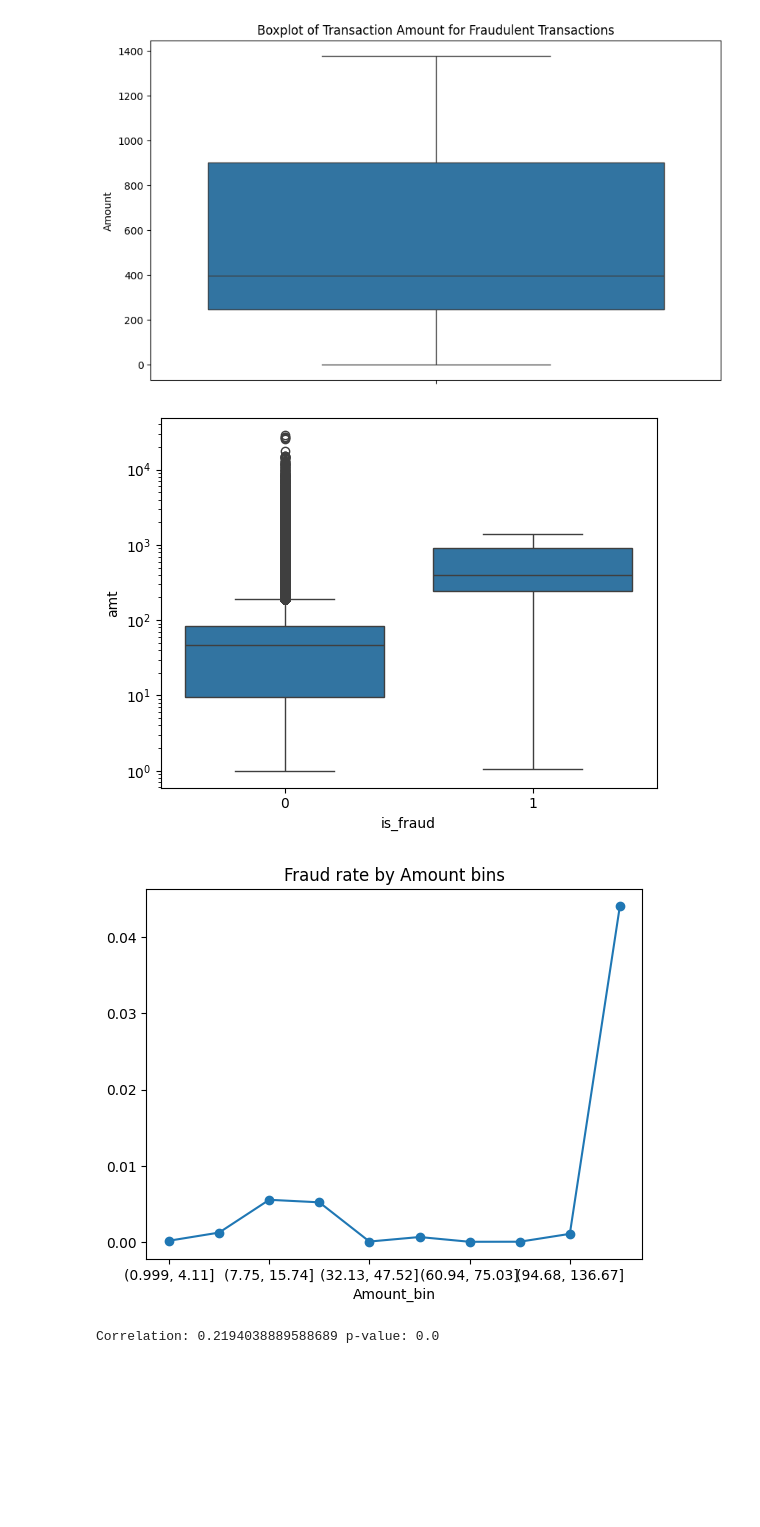
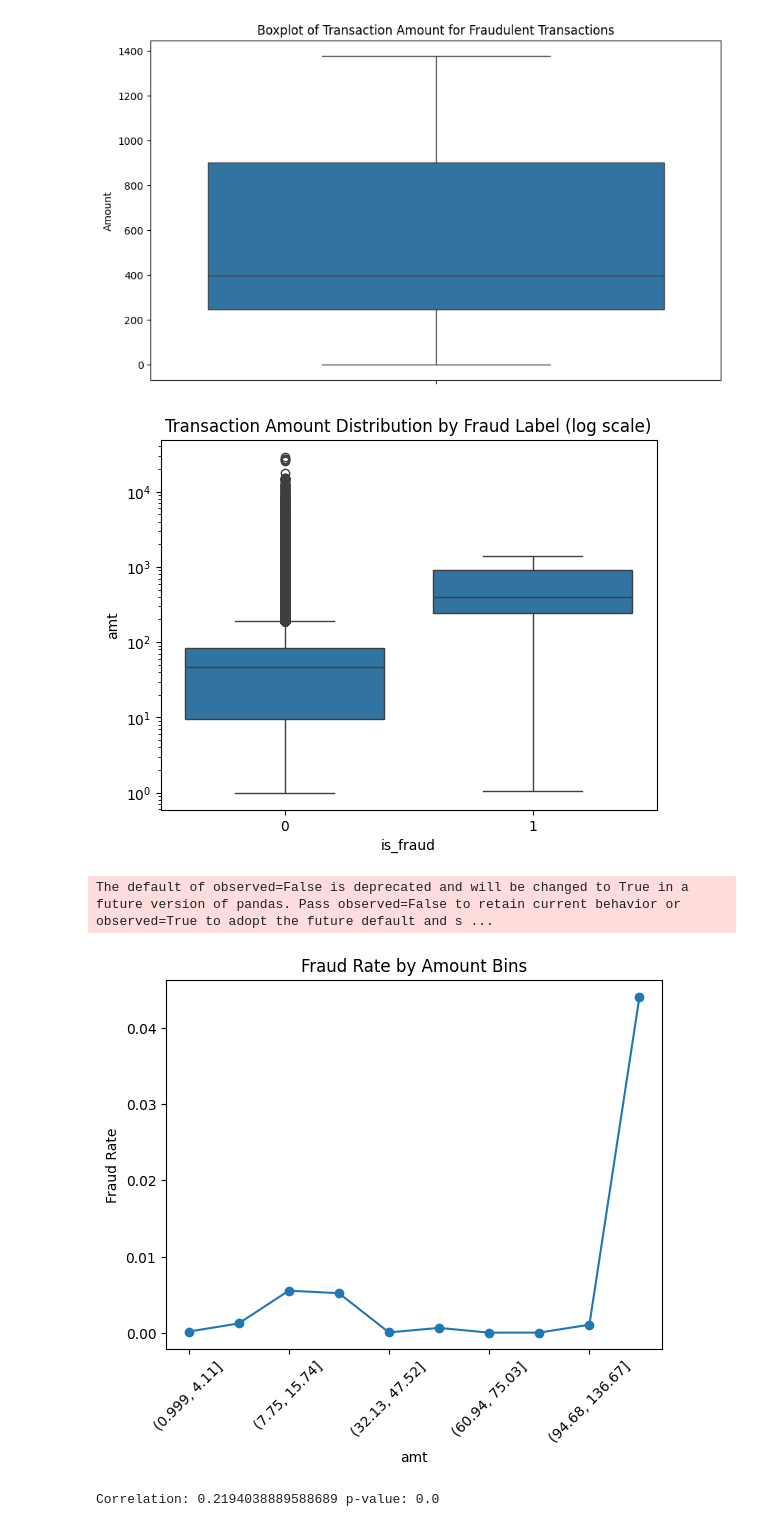
Before and after one commit to AubLambert/FraudDetection, a Jupyter notebook: Fraud_Detection.ipynb, the cells around one changed output. Saved outputs shown, nothing was run; the diff lists cells and outputs as text; code cells hidden in the pictures; blank space fills up the shorter version.

```diff
--- a/Fraud_Detection.ipynb
+++ b/Fraud_Detection.ipynb
@@ -528,0 +641,3 @@ fraud_countplot(df_viz, "time_of_day")
+# %%
+# As the original unix_time is not appropriate, I will drop it
+df_viz_2 = df_viz_2.drop("unix_time", axis=1)
@@ -528,0 +651,8 @@ fraud_countplot(df_viz, "time_of_day")
+# %%
+# Split into 3 separate DataFrames
+df_trans_date = df_viz_2[["trans_date_trans_time"]].copy()
+df_dob        = df_viz_2[["dob"]].copy()
+df_trans_num  = df_viz_2[["trans_num"]].copy()
+
+# Keep the rest for analysis
+df_viz_2 = df_viz_2.drop(["trans_date_trans_time", "dob", "trans_num"], axis=1)
@@ -528,0 +661,6 @@ fraud_countplot(df_viz, "time_of_day")
+# %%
+target_col = "is_fraud"   # replace with your target column name
+
+# Move target column to the end
+cols = [c for c in df_viz_2.columns if c != target_col] + [target_col]
+df_viz_2 = df_viz_2[cols]
@@ -528,0 +1204,8 @@ fraud_countplot(df_viz, "time_of_day")
+# %%
+def categorize_time_of_day(hour):
+    if 18 <= hour or hour < 6:
+        return 'Night'
+    else:
+        return 'Day'
+
+df_viz_2['time_of_day'] = df_viz_2['hour'].apply(categorize_time_of_day)
@@ -551,22 +1258,26 @@ plt.show()
 # %% [output]
 [figure]
 # %%
-# Boxplot (log scale để thấy rõ)
-sns.boxplot(x="is_fraud", y="amt", data=df)
+sns.boxplot(x="is_fraud", y="amt", data=df_viz_2)
 plt.yscale("log")
+plt.title("Transaction Amount Distribution by Fraud Label (log scale)")
 plt.show()
 
-# Fraud rate theo bins (quantiles)
-df["Amount_bin"] = pd.qcut(df["amt"], q=10)
-fraud_rate = df.groupby("Amount_bin")["is_fraud"].mean()
-fraud_rate.plot(kind="line", marker="o", title="Fraud rate by Amount bins")
+# --- Fraud rate by amount bins (quantiles) ---
+amount_bins = pd.qcut(df_viz_2["amt"], q=10)  # 10 quantile bins
+fraud_rate = df_viz_2.groupby(amount_bins)["is_fraud"].mean()
+
+fraud_rate.plot(kind="line", marker="o", title="Fraud Rate by Amount Bins")
+plt.ylabel("Fraud Rate")
+plt.xticks(rotation=45)
 plt.show()
 
-# Point-biserial correlation
-corr, pval = pointbiserialr(df["amt"], df["is_fraud"])
+# --- Point-biserial correlation ---
+corr, pval = pointbiserialr(df_viz_2["amt"], df_viz_2["is_fraud"])
 print("Correlation:", corr, "p-value:", pval)
 # %% [output]
-[figure, old version]
+[figure, new version]
+The default of observed=False is deprecated and will be changed to True in a future version of pandas. Pass observed=False to retain current behavior or observed=True to adopt the future default and s ...
-[figure, old version]
+[figure, new version]
-Correlation: 0.2194038889588689 p-value: 0.0
+Correlation: 0.2194038889588689 p-value: 0.0
 # %% [markdown]
```
Also changed, not shown: parts of 172 cells of this notebook.
